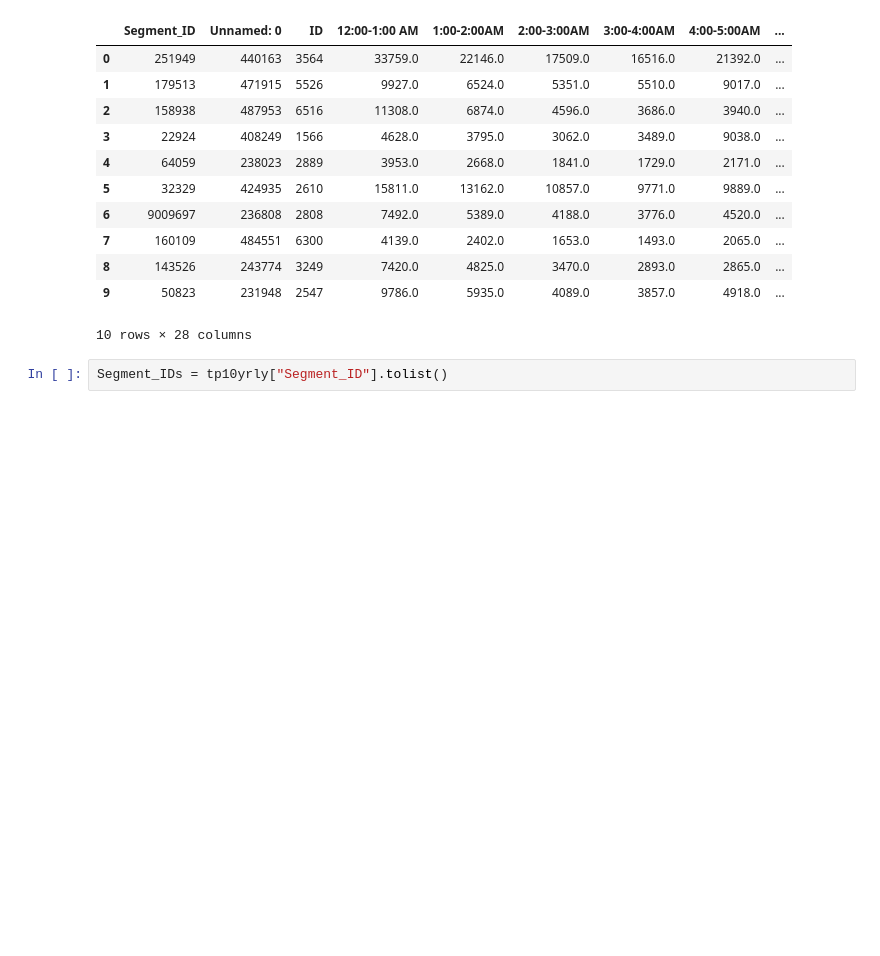
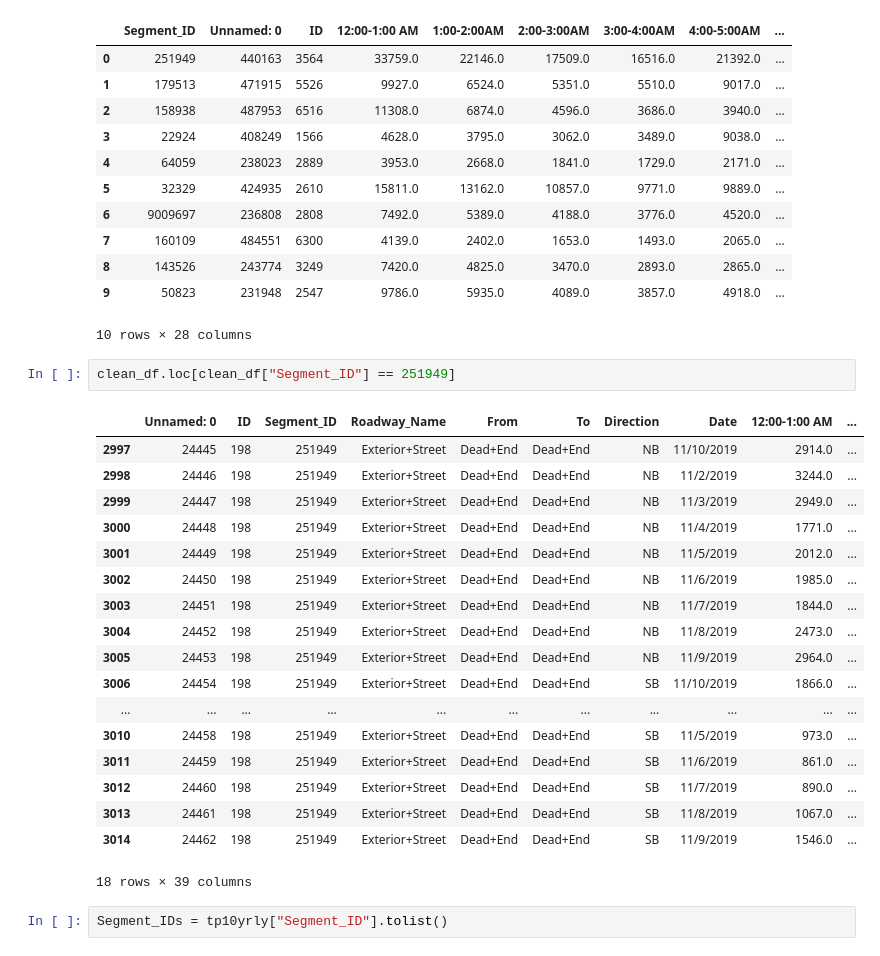
Before and after one commit to 0xyyyy/NYC_Traffic_Project, a Jupyter notebook: clean_notebook.ipynb, the cells around one changed output. Drawn from its saved outputs; the diff is of its cells as text; blank space fills up the shorter version.

```diff
--- a/clean_notebook.ipynb
+++ b/clean_notebook.ipynb
@@ -112,6 +112,27 @@ tp10yrly
 | 8 | 143526 | 243774 | 3249 | 7420.0 | 4825.0 | 3470.0 | 2893.0 | 2865.0 | ... |
 | 9 | 50823 | 231948 | 2547 | 9786.0 | 5935.0 | 4089.0 | 3857.0 | 4918.0 | ... |
 10 rows × 28 columns
+# %%
+clean_df.loc[clean_df["Segment_ID"] == 251949]
+# %% [output]
+|  | Unnamed: 0 | ID | Segment_ID | Roadway_Name | From | To | Direction | Date | 12:00-1:00 AM | ... |
+| 2997 | 24445 | 198 | 251949 | Exterior+Street | Dead+End | Dead+End | NB | 11/10/2019 | 2914.0 | ... |
+| 2998 | 24446 | 198 | 251949 | Exterior+Street | Dead+End | Dead+End | NB | 11/2/2019 | 3244.0 | ... |
+| 2999 | 24447 | 198 | 251949 | Exterior+Street | Dead+End | Dead+End | NB | 11/3/2019 | 2949.0 | ... |
+| 3000 | 24448 | 198 | 251949 | Exterior+Street | Dead+End | Dead+End | NB | 11/4/2019 | 1771.0 | ... |
+| 3001 | 24449 | 198 | 251949 | Exterior+Street | Dead+End | Dead+End | NB | 11/5/2019 | 2012.0 | ... |
+| 3002 | 24450 | 198 | 251949 | Exterior+Street | Dead+End | Dead+End | NB | 11/6/2019 | 1985.0 | ... |
+| 3003 | 24451 | 198 | 251949 | Exterior+Street | Dead+End | Dead+End | NB | 11/7/2019 | 1844.0 | ... |
+| 3004 | 24452 | 198 | 251949 | Exterior+Street | Dead+End | Dead+End | NB | 11/8/2019 | 2473.0 | ... |
+| 3005 | 24453 | 198 | 251949 | Exterior+Street | Dead+End | Dead+End | NB | 11/9/2019 | 2964.0 | ... |
+| 3006 | 24454 | 198 | 251949 | Exterior+Street | Dead+End | Dead+End | SB | 11/10/2019 | 1866.0 | ... |
+| ... | ... | ... | ... | ... | ... | ... | ... | ... | ... | ... |
+| 3010 | 24458 | 198 | 251949 | Exterior+Street | Dead+End | Dead+End | SB | 11/5/2019 | 973.0 | ... |
+| 3011 | 24459 | 198 | 251949 | Exterior+Street | Dead+End | Dead+End | SB | 11/6/2019 | 861.0 | ... |
+| 3012 | 24460 | 198 | 251949 | Exterior+Street | Dead+End | Dead+End | SB | 11/7/2019 | 890.0 | ... |
+| 3013 | 24461 | 198 | 251949 | Exterior+Street | Dead+End | Dead+End | SB | 11/8/2019 | 1067.0 | ... |
+| 3014 | 24462 | 198 | 251949 | Exterior+Street | Dead+End | Dead+End | SB | 11/9/2019 | 1546.0 | ... |
+18 rows × 39 columns
 # %%
 Segment_IDs = tp10yrly["Segment_ID"].tolist()
 # %%
```
Also changed, not shown: parts of 2 cells of this notebook, 6 other files.
